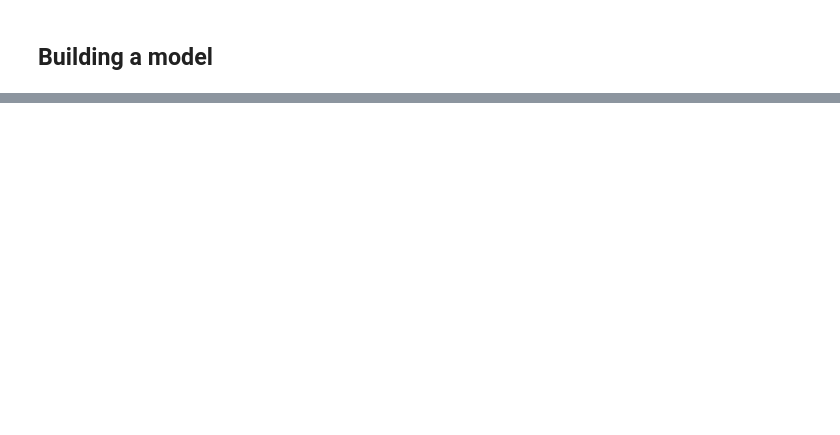
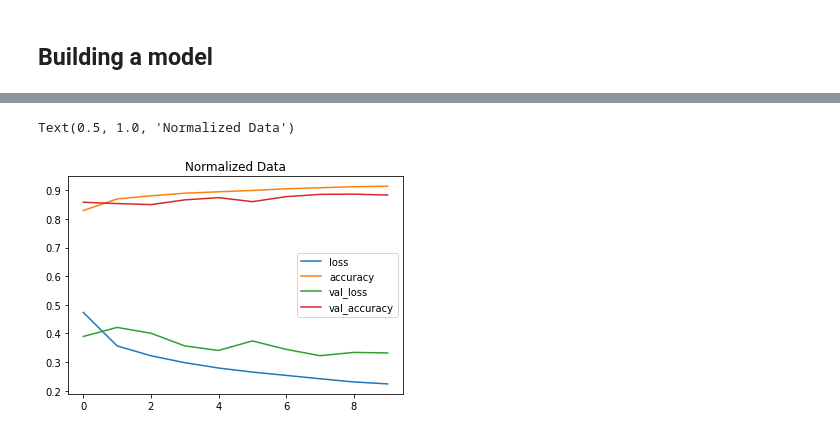
Before and after one commit to priteshkeleven/tf_course, a Jupyter notebook: neural_network_classification.ipynb, the cells around one changed output, grey strips where cells are left out. Saved outputs shown, nothing was run; the diff lists cells and outputs as text; code cells hidden in the pictures; blank space fills up the shorter version.

```diff
--- a/neural_network_classification.ipynb
+++ b/neural_network_classification.ipynb
@@ -549,6 +551,6 @@ model_11.compile(loss=tf.keras.losses.SparseCategoricalCrossentropy(),
                 optimizer=tf.keras.optimizers.Adam(),
                 metrics=["accuracy"])
 
-model_11.fit(train_data, train_labels,
-             epochs=5, validation_data=(test_data, test_labels))
+history = model_11.fit(train_data, train_labels,
+             epochs=10, validation_data=(test_data, test_labels))
 # %% [output]
@@ -568,0 +602,6 @@ Epoch 5/5
+# %%
+# normalizing data
+train_data_norm = train_data / 255.0
+test_data_norm = test_data / 255.0
+
+train_data_norm.min(), train_data_norm.max()
@@ -568,0 +610,18 @@ Epoch 5/5
+# %%
+tf.random.set_seed(42)
+
+model_12 = tf.keras.Sequential([
+    tf.keras.layers.Flatten(input_shape=(28, 28)),
+    tf.keras.layers.Dense(784, activation="relu"),
+    tf.keras.layers.Dense(100, activation="relu"),
+    tf.keras.layers.Dense(10, activation="softmax"),
+])
+
+model_12.compile(loss=tf.keras.losses.SparseCategoricalCrossentropy(),
+                 optimizer=tf.keras.optimizers.Adam(),
+                 metrics=["accuracy"])
+
+norm_history = model_12.fit(train_data_norm,
+             train_labels,
+             epochs=10,
+             validation_data=(test_data_norm, test_labels))
@@ -568,0 +649,6 @@ Epoch 5/5
+# %%
+pd.DataFrame(norm_history.history).plot()
+plt.title("Normalized Data")
+# %% [output]
+Text(0.5, 1.0, 'Normalized Data')
+[figure, added]
```
Also changed, not shown: parts of 27 cells of this notebook.
